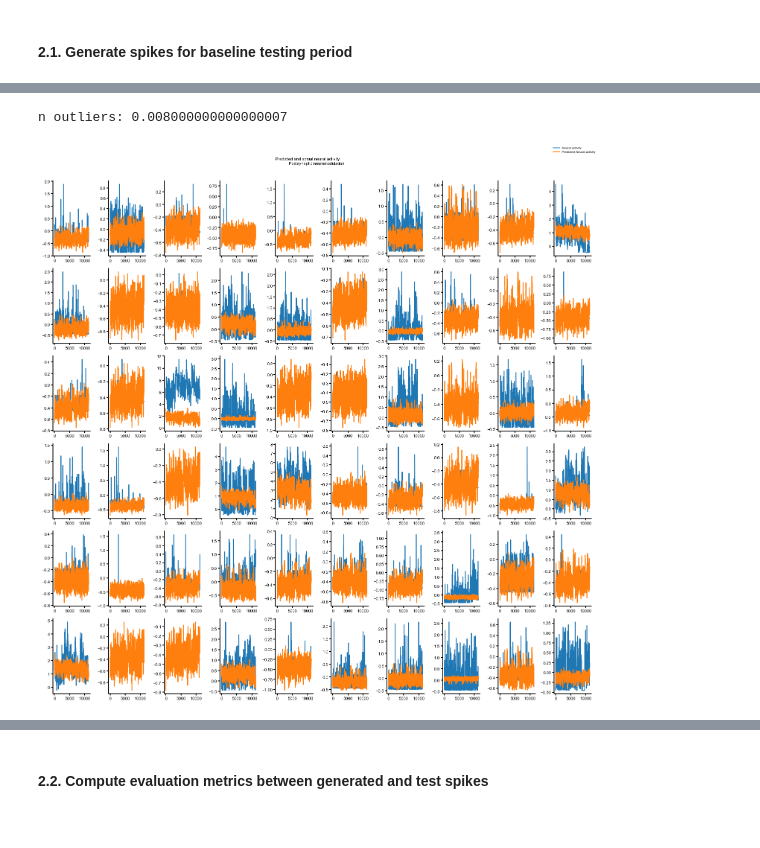
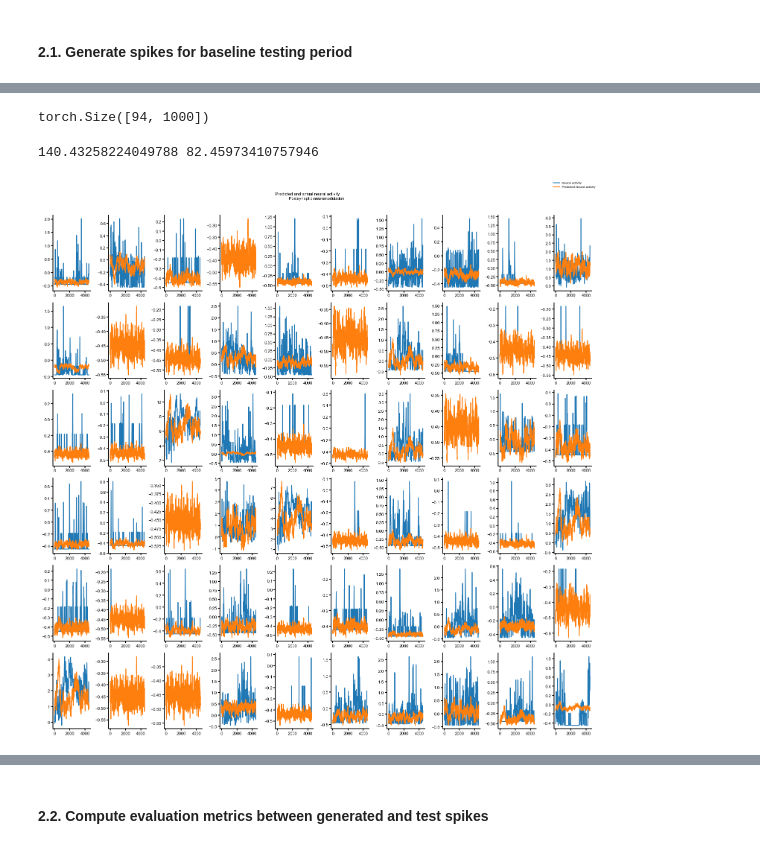
Before and after one commit to Matthijspals/mnm, a Jupyter notebook: train_scripts/recordings/compare_models.ipynb, the cells around one changed output, grey strips where cells are left out. Cells and saved outputs as stored; diff of their text form; code cells hidden in the pictures.

Commit message:
wip: compare models

```diff
--- a/train_scripts/recordings/compare_models.ipynb
+++ b/train_scripts/recordings/compare_models.ipynb
@@ -303,6 +206,0 @@ Not found: ('postsynaptic', 3, 256, '_centered_nzsc')
-# %%
-models = {}
-vae, params, task_params, training_params = load_model(f'../../models/dtt/dtt_additive_rank_3_94_gauss')
-models[('additive', 3, 94, 'gauss')] = vae
-vae, params, task_params, training_params = load_model(f'../../models/dtt/dtt_None_rank_3_94_gauss')
-models[('None', 3, 94, 'gauss')] = vae
@@ -383,0 +463,3 @@ task.seq_periods_eval
+# %%
+ll_nm = compute_nll(('additive', 3, 94, 'gauss'), 'additive')
+ll_nn = compute_nll(('None', 3, 94, 'gauss'), 'None')
@@ -383,0 +469,13 @@ task.seq_periods_eval
+# %%
+categories = ['None', 'additive']
+x = np.arange(len(categories))
+width = 0.8 / len(ll_nm)
+groups = []
+for i in range(len(kl_div_1)):
+    plt.bar(x + i * width - (0.8 - width) / 2, [ll_nn[i], ll_nm[i]], width, label=f'Block {i}')
+    plt.axhline(y=ll_nn[i], color='gray', linestyle='dotted', linewidth=0.8)
+plt.legend()
+plt.xticks(x, categories)
+plt.ylim(120, 300)
+plt.title('Negative Log Likelihood')
+plt.legend()
@@ -384,28 +485,40 @@ task.seq_periods_eval
+# %%
+spike_preds[model_1].shape
+# %% [output]
+torch.Size([94, 1000])
+# %%
+for i, block in enumerate(task.seq_periods_eval):
+        block_start = block[0]
+        block_end = block[1]
+        T = block_end - block_start
+        mre_add = mean_rate(spike_preds[model_1].detach().numpy(), task.data[block_start:block_end, :].T.numpy())
+        mre_none = mean_rate(spike_preds[model_2].detach().numpy(), task.data[block_start:block_end, :].T.numpy())
+        print(mre_add, mre_none)
+# %% [output]
+140.43258224049788 82.45973410757946
 # %%
 kl_div = []
 # for b in range(10):
     # compute the KL-Divergence
-block_idx = 0
-model_1 = ('additive', 3, 94, 'gauss', block_idx)
+# block_idx = 6
 block_start, block_end = task.seq_periods_eval[block_idx]
-kl_div_b = compute_KL_divergence(spike_preds[model_1].unsqueeze(0), task.data_eval[block_start:block_end, :].T.unsqueeze(0))
-kl_div.append(kl_div_b)
+# kl_div_b = compute_KL_divergence(spike_preds[model_2].unsqueeze(0), task.data_eval[block_start:block_end, :].T.unsqueeze(0))
+# kl_div.append(kl_div_b)
 # plot population activity
 fig, ax = plt.subplots(6, 10, figsize=(15, 15))
 idx_i, idx_j = 0, 0
 for i in range(60):
-    ax[idx_i, idx_j].plot(task.data_eval[block_start:block_end, i], label=f'Neural activity')
-    ax[idx_i, idx_j].plot(spike_preds[model_1][i, :].detach(), label=f'Predicted Neural activity')
+    ax[idx_i, idx_j].plot(task.data[block_start:block_end, i], label=f'Neural activity')
+    ax[idx_i, idx_j].plot(spike_preds[model_2][i, :].detach(), label=f'Predicted Neural activity')
     idx_j += 1
     if idx_j >= 10:
         idx_i, idx_j = idx_i + 1, 0
 
 fig.legend([idx_i, idx_j], labels=['Neural activity', 'Predicted Neural activity'], loc='upper right')
 fig.suptitle(f"Predicted and actual neural activity\
                 \nPostsynaptic neuromodulation")
 plt.tight_layout(rect=[0, 0, 1, 0.97])
     # fig.savefig(f"{figures_dir}/mante postsynaptic rank 2/plot_{b}.png")
     # plt.show()
 # %% [output]
-n outliers: 0.008000000000000007
-[figure, old version]
+[figure, new version]
```
Also changed, not shown: parts of 41 cells of this notebook.
